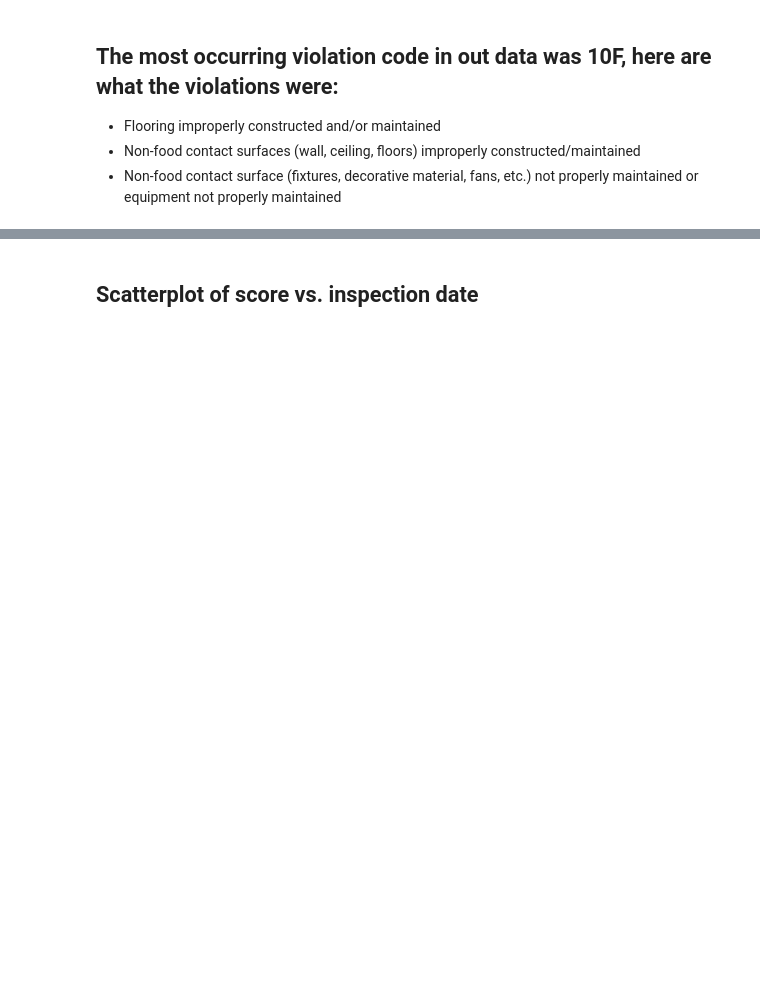
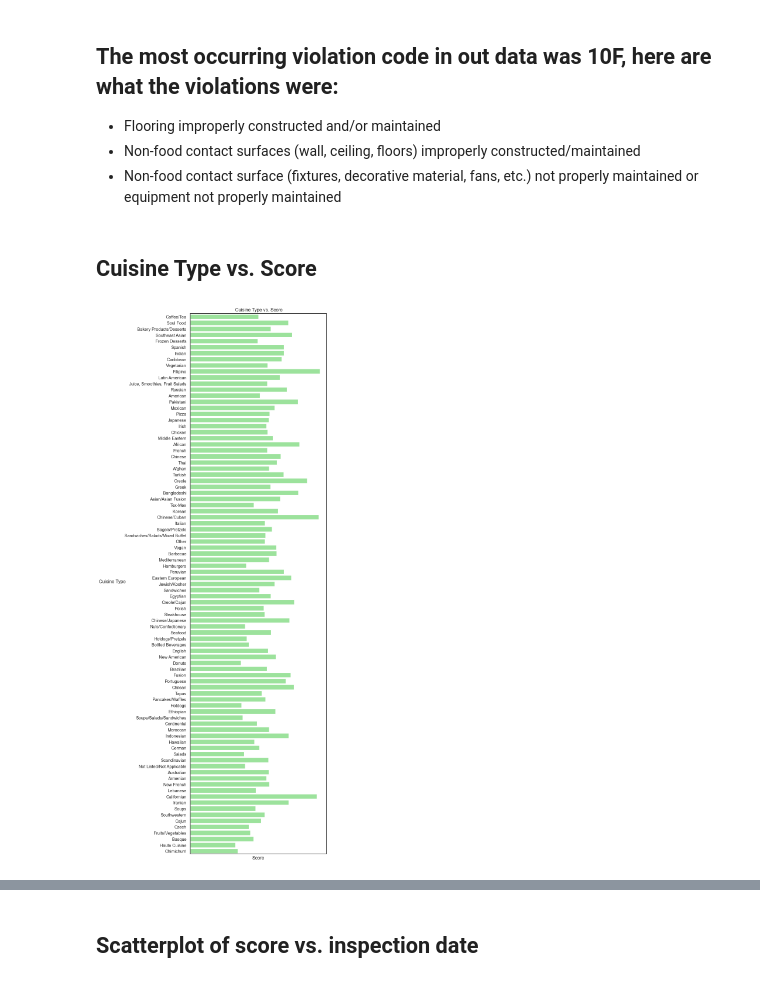
Before and after one commit to Somerville-2023/New-York-health-Inspection-Prediction, a Jupyter notebook: marc-folder/marc_eda.ipynb, the cells around one changed output, grey strips where cells are left out. Drawn from its saved outputs; the diff is of its cells as text; code cells hidden in the pictures; blank space fills up the shorter version.

```diff
--- a/marc-folder/marc_eda.ipynb
+++ b/marc-folder/marc_eda.ipynb
@@ -818,3 +844,27 @@ plt.show()
 * Flooring improperly constructed and/or maintained
 * Non-food contact surfaces (wall, ceiling, floors) improperly constructed/maintained
 * Non-food contact surface (fixtures, decorative material, fans, etc.) not properly maintained or equipment not properly maintained
+# %% [markdown]
+  ## Cuisine Type vs. Score
+# %%
+sns.set(font_scale=0.95, style="white")
+
+plt.figure(figsize=(6,24))  # Adjust the figure size as needed
+
+ny = ny.sort_values(by='score', ascending=False)
+
+sns.barplot(data=ny, x='score', y='cuisine_description', color='lightgreen', ci=False)
+
+plt.xlabel('Score')
+plt.xticks()  # Rotate x-axis labels for better visibility
+plt.tick_params(
+    axis='x',          # changes apply to the x-axis
+    which='both',      # both major and minor ticks are affected
+    bottom=False,      # ticks along the bottom edge are off
+    top=False,         # ticks along the top edge are off
+    labelbottom=False) # labels along the bottom edge are offplt.legend()
+plt.ylabel('Cuisine Type', rotation=0, labelpad=30)
+plt.title(' Cuisine Type vs. Score')
+plt.show()
+# %% [output]
+[figure, added]
```
Also changed, not shown: parts of 37 cells of this notebook, 1 other file.
